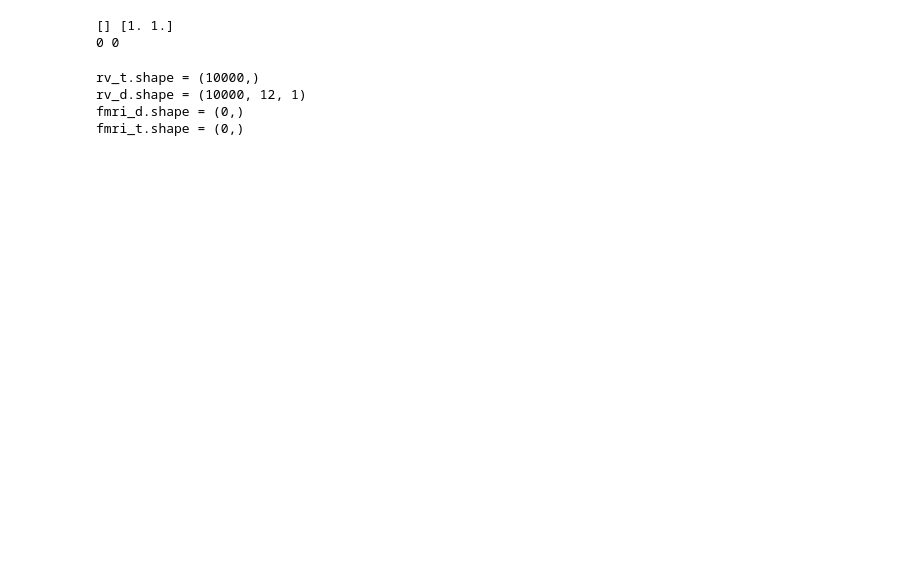
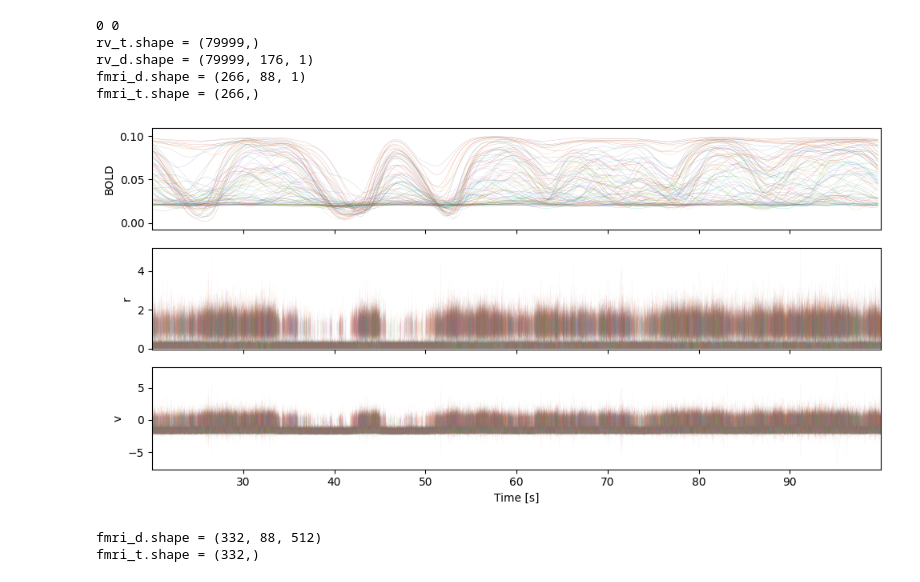
Before and after one commit to ins-amu/vbi, a Jupyter notebook: docs/examples/mpr_sde_cupy.ipynb, the cells around one changed output. Cells and saved outputs as stored; diff of their text form; code cells hidden in the pictures; blank space fills up the shorter version.

```diff
--- a/docs/examples/mpr_sde_cupy.ipynb
+++ b/docs/examples/mpr_sde_cupy.ipynb
@@ -20,0 +32,5 @@ weights = nx.to_numpy_array(nx.complete_graph(nn))
+# %%
+D = vbi.LoadSample(nn=88)
+weights = D.get_weights()
+nn = weights.shape[0]
+print(f"number of nodes: {nn}")
@@ -45,7 +59,0 @@ fmri_t = sol["fmri_t"]
-# %%
-# np.isnan(fmri_d[:-1,:,0]).sum()
-print(np.diff(fmri_t)[:2], np.diff(rv_t)[:2])
-print(np.isnan(fmri_d).sum(), np.isnan(rv_d).sum())
-# %% [output]
-[] [1. 1.]
-0 0
@@ -52,25 +64,42 @@ print(np.isnan(fmri_d).sum(), np.isnan(rv_d).sum())
 # %%
+rv_d = sol["rv_d"]
+rv_t = sol["rv_t"] / 1000
+fmri_d = sol["fmri_d"]
+fmri_t = sol["fmri_t"] / 1000
+
+rv_d = rv_d
+rv_t = rv_t
+fmri_d = fmri_d
+fmri_t = fmri_t
+print(np.isnan(fmri_d).sum(), np.isnan(rv_d).sum())
+
 print(f"rv_t.shape = {rv_t.shape}")
 print(f"rv_d.shape = {rv_d.shape}")
 print(f"fmri_d.shape = {fmri_d.shape}")
 print(f"fmri_t.shape = {fmri_t.shape}")
+
+np.savez(
+    "bold_obs.npz", t=fmri_t, bold=np.transpose(fmri_d, (2, 1, 0)), theta=par["G"]
+)
 # %% [output]
-rv_t.shape = (10000,)
-rv_d.shape = (10000, 12, 1)
-fmri_d.shape = (0,)
-fmri_t.shape = (0,)
+0 0
+rv_t.shape = (79999,)
+rv_d.shape = (79999, 176, 1)
+fmri_d.shape = (266, 88, 1)
+fmri_t.shape = (266,)
 # %%
 if fmri_d.ndim == 3:
     fig, ax = plt.subplots(3, figsize=(10, 5), sharex=True)
     ax[0].set_ylabel("BOLD")
     ax[0].plot(fmri_t, fmri_d[:,:,0], lw=0.1)
     ax[0].margins(0, 0.1)
-    ax[1].plot(rv_t, rv_d[:, :nn, 0], lw=0.1)
-    ax[2].plot(rv_t, rv_d[:, nn:, 0], lw=0.1)
+    ax[1].plot(rv_t, rv_d[:, :nn, 0], lw=0.1, alpha=0.1)
+    ax[2].plot(rv_t, rv_d[:, nn:, 0], lw=0.1, alpha=0.1)
     ax[1].set_ylabel("r")
     ax[2].set_ylabel("v")
     ax[2].set_xlabel("Time [s]")
     ax[1].margins(0, 0.01)
-    # plt.savefig("mpr.png")
     plt.tight_layout()
     plt.show()
+# %% [output]
+[figure, added]
@@ -76,0 +127,14 @@ if fmri_d.ndim == 3:
+# %%
+fmri_d = sol["fmri_d"]
+fmri_t = sol["fmri_t"]
+fmri_d = fmri_d
+fmri_t = fmri_t
+bolds = np.transpose(fmri_d, (2, 1, 0))
+
+os.makedirs("output", exist_ok=True)
+np.savez("output/bolds.npz", bolds=bolds, fmri_t=fmri_t, theta=theta.numpy().squeeze())
+print(f"fmri_d.shape = {fmri_d.shape}")
+print(f"fmri_t.shape = {fmri_t.shape}")
+# %% [output]
+fmri_d.shape = (332, 88, 512)
+fmri_t.shape = (332,)
```
Also changed, not shown: parts of 21 cells of this notebook.
